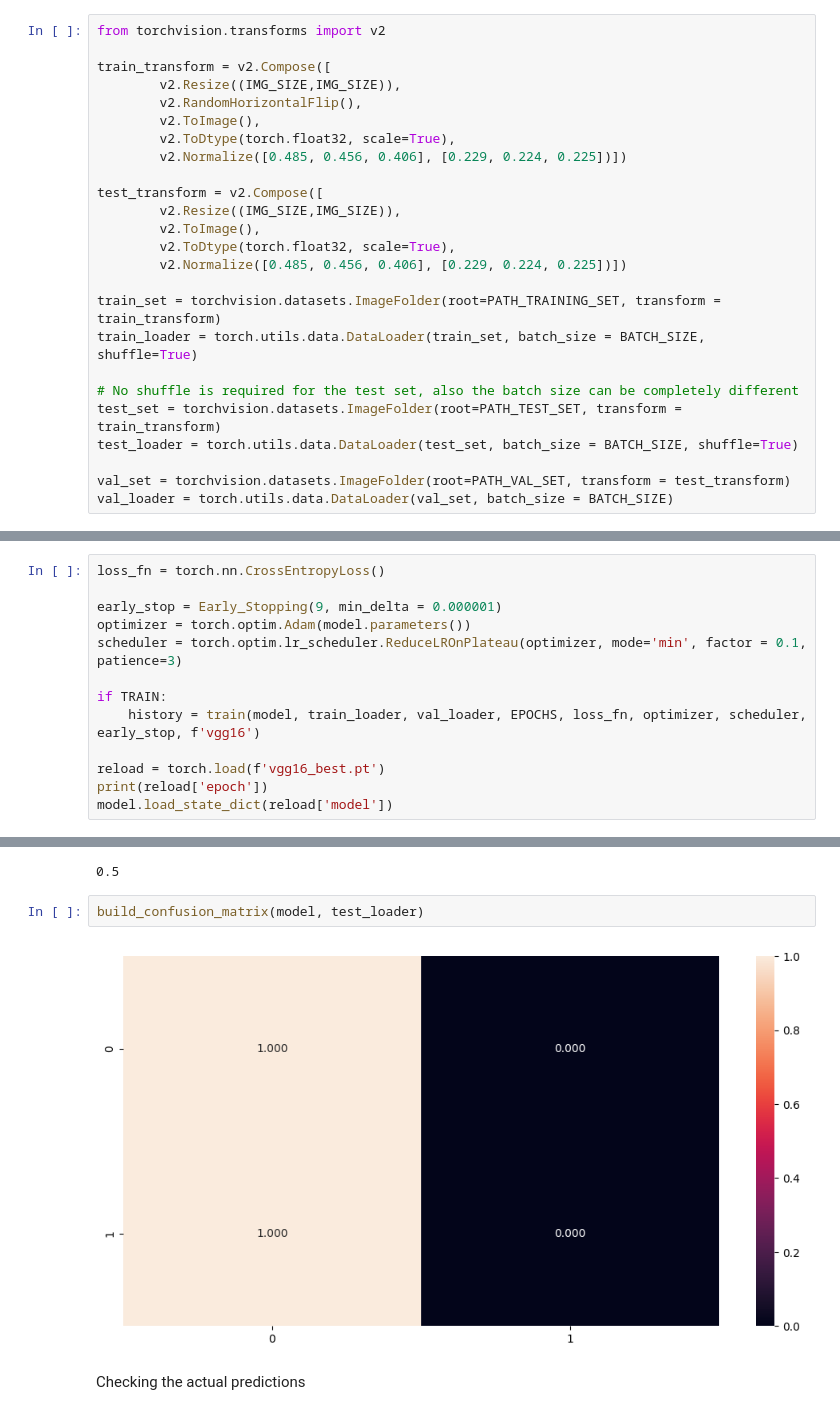
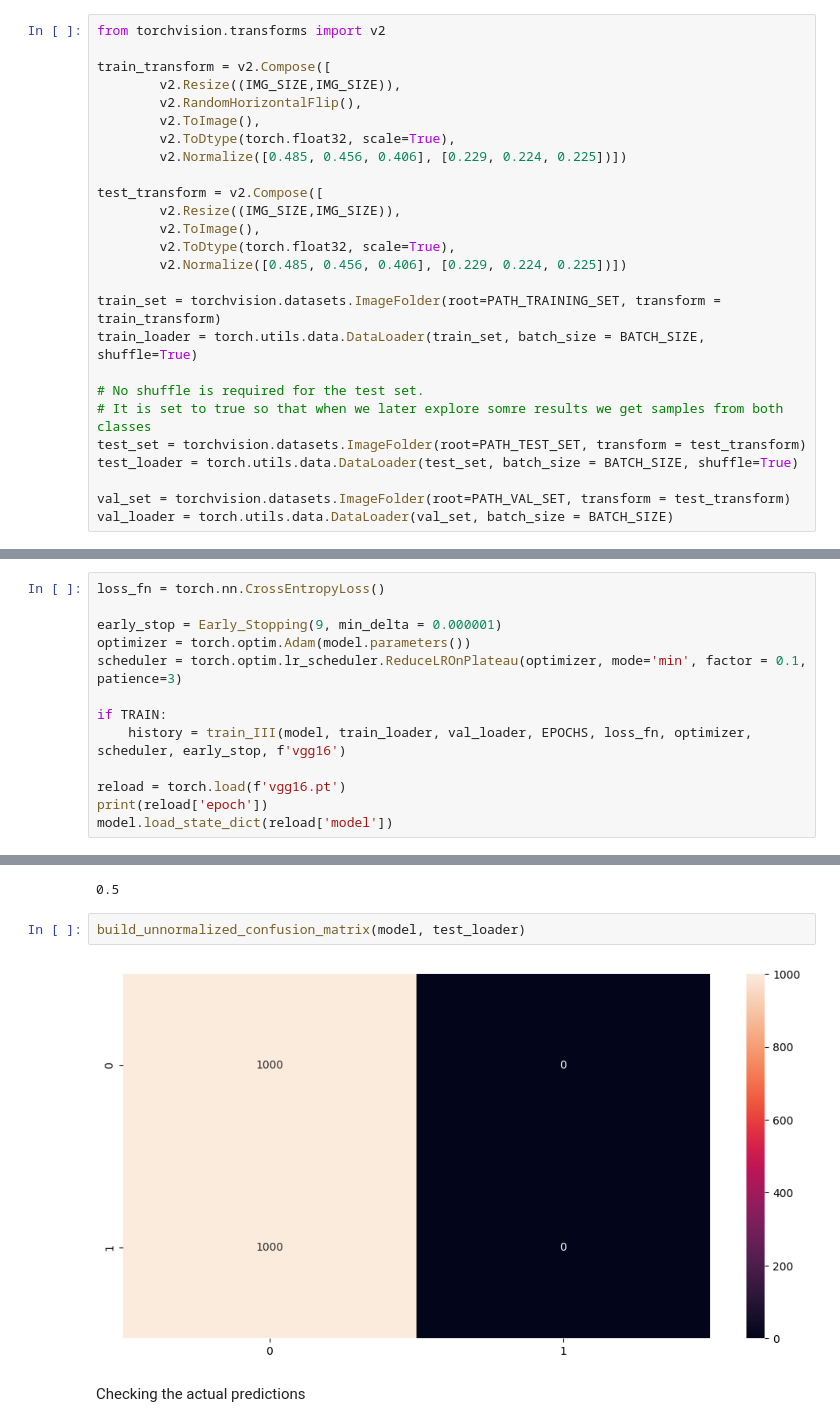
Before and after one commit to Nau3D/Deep-Learning-Course-PyTorch, a Jupyter notebook: 09-transferLearning.ipynb, the cells around one changed output, grey strips where cells are left out. Drawn from its saved outputs; the diff is of its cells as text.

```diff
--- a/09-transferLearning.ipynb
+++ b/09-transferLearning.ipynb
@@ -260,8 +287,9 @@ test_transform = v2.Compose([
 train_set = torchvision.datasets.ImageFolder(root=PATH_TRAINING_SET, transform = train_transform)
 train_loader = torch.utils.data.DataLoader(train_set, batch_size = BATCH_SIZE, shuffle=True)
 
-# No shuffle is required for the test set, also the batch size can be completely different
-test_set = torchvision.datasets.ImageFolder(root=PATH_TEST_SET, transform = train_transform)
+# No shuffle is required for the test set.
+# It is set to true so that when we later explore somre results we get samples from both classes
+test_set = torchvision.datasets.ImageFolder(root=PATH_TEST_SET, transform = test_transform)
 test_loader = torch.utils.data.DataLoader(test_set, batch_size = BATCH_SIZE, shuffle=True)
 
 val_set = torchvision.datasets.ImageFolder(root=PATH_VAL_SET, transform = test_transform)
@@ -448,9 +453,9 @@ optimizer = torch.optim.Adam(model.parameters())
 scheduler = torch.optim.lr_scheduler.ReduceLROnPlateau(optimizer, mode='min', factor = 0.1, patience=3)
 
 if TRAIN:
-    history = train(model, train_loader, val_loader, EPOCHS, loss_fn, optimizer, scheduler, early_stop, f'vgg16')
+    history = train_III(model, train_loader, val_loader, EPOCHS, loss_fn, optimizer, scheduler, early_stop, f'vgg16')
 
-reload = torch.load(f'vgg16_best.pt')
+reload = torch.load(f'vgg16.pt')
 print(reload['epoch'])
 model.load_state_dict(reload['model'])
 # %% [output]
@@ -463,9 +483,9 @@ evaluate(model, test_loader)
 # %% [output]
 0.5
 # %%
-build_confusion_matrix(model, test_loader)
+build_unnormalized_confusion_matrix(model, test_loader)
 # %% [output]
-[figure, old version]
+[figure, new version]
 # %% [markdown]
 Checking the actual predictions
 # %%
```
Also changed, not shown: parts of 35 cells of this notebook, 8 other files.
